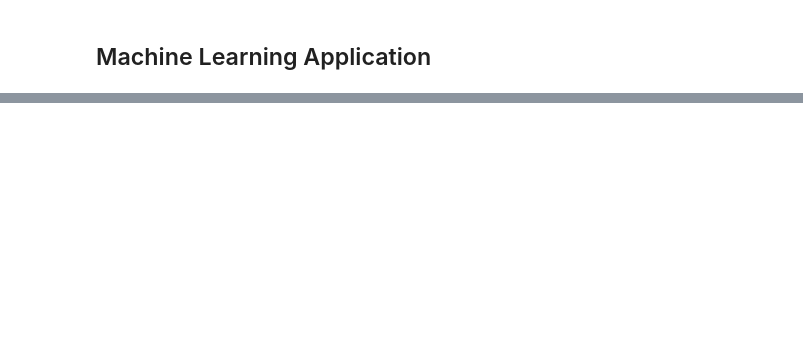
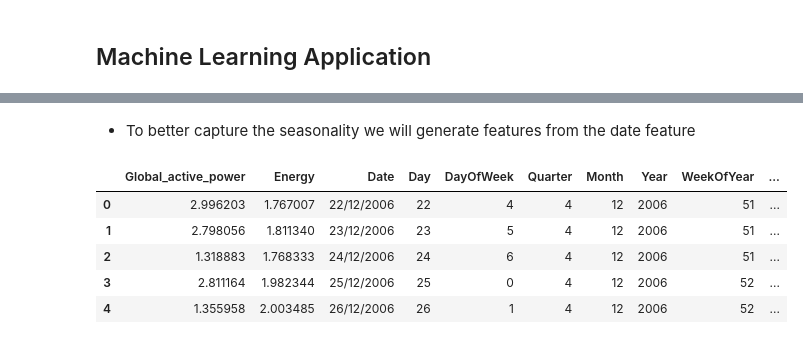
Before and after one commit to Alfredo-Vargas/ml-playground, a Jupyter notebook: household-electric-consumption/notebooks/single-household.ipynb, the cells around one changed output, grey strips where cells are left out. Drawn from its saved outputs; the diff is of its cells as text; code cells hidden in the pictures; blank space fills up the shorter version.

```diff
--- a/household-electric-consumption/notebooks/single-household.ipynb
+++ b/household-electric-consumption/notebooks/single-household.ipynb
@@ -319,0 +320,3 @@ from sklearn.metrics import mean_absolute_percentage_error
+# %%
+processed_data["Date"] = processed_data["Time_stamp"].str.replace(r"-.*$", "").astype(str)
+processed_data.head()
@@ -319,0 +330,4 @@ from sklearn.metrics import mean_absolute_percentage_error
+# %%
+processed_data.drop(processed_data.columns[[0]], axis = 1, inplace = True)
+processed_data.reset_index(inplace=True, drop=True)
+processed_data.head()
@@ -320 +341,26 @@ from sklearn.metrics import mean_absolute_percentage_error
+# %% [markdown]
+- To better capture the seasonality we will generate features from the date feature
+# %%
+# We generate new features from the timestap column
+processed_data['Day'] = pd.DatetimeIndex(processed_data['Date'], dayfirst=True).day
+processed_data['DayOfWeek'] = pd.DatetimeIndex(processed_data['Date'], dayfirst=True).dayofweek
+processed_data['Quarter'] = pd.DatetimeIndex(processed_data['Date'], dayfirst=True).quarter
+processed_data['Month'] = pd.DatetimeIndex(processed_data['Date'], dayfirst=True).month
+processed_data['Year'] = pd.DatetimeIndex(processed_data['Date'], dayfirst=True).year
+processed_data['WeekOfYear'] = pd.DatetimeIndex(processed_data['Date'], dayfirst=True).weekofyear
+processed_data['DayOfYear'] = pd.DatetimeIndex(processed_data['Date'], dayfirst=True).dayofyear
+y_pre = processed_data.Energy.values
+# We will use Standard Scaling because the data is evenly spaced (1 day apart)
+scaler = StandardScaler()
+y = scaler.fit_transform(y_pre.reshape(-1, 1))
+# The size of the training dataset leaves one year of datapoints to see how good can we predict the energy consumption
+n_train = len(processed_data) - 365
+processed_data.head()
+# %% [output]
+|  | Global_active_power | Energy | Date | Day | DayOfWeek | Quarter | Month | Year | WeekOfYear | ... |
+| 0 | 2.996203 | 1.767007 | 22/12/2006 | 22 | 4 | 4 | 12 | 2006 | 51 | ... |
+| 1 | 2.798056 | 1.811340 | 23/12/2006 | 23 | 5 | 4 | 12 | 2006 | 51 | ... |
+| 2 | 1.318883 | 1.768333 | 24/12/2006 | 24 | 6 | 4 | 12 | 2006 | 51 | ... |
+| 3 | 2.811164 | 1.982344 | 25/12/2006 | 25 | 0 | 4 | 12 | 2006 | 52 | ... |
+| 4 | 1.355958 | 2.003485 | 26/12/2006 | 26 | 1 | 4 | 12 | 2006 | 52 | ... |
 # %% [markdown]
```
Also changed, not shown: parts of 10 cells of this notebook, 2 other files.
